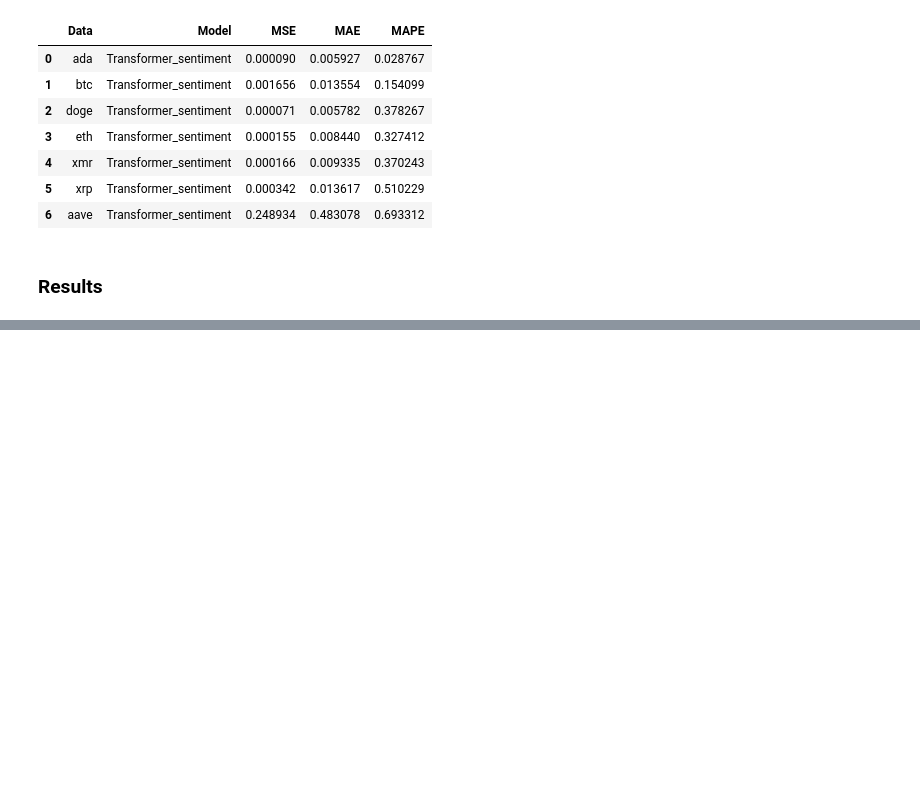
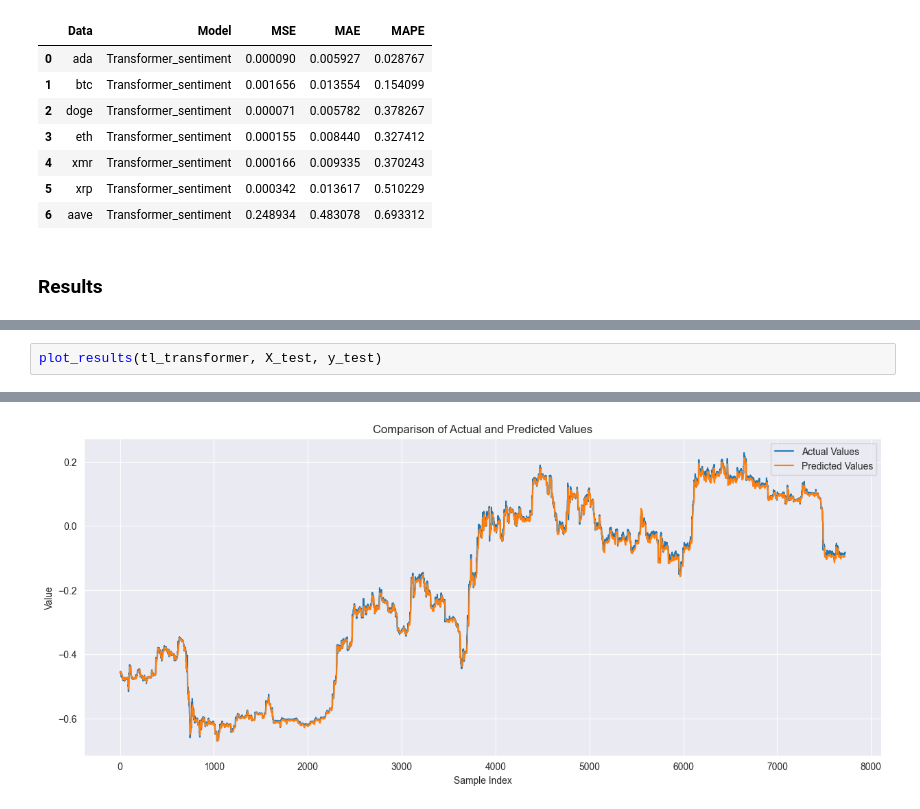
Before and after one commit to lucapetrh-dev/Transformers-Financial-Time-Series-Forecasting, a Jupyter notebook: models/run_all_sentiment.ipynb, the cells around one changed output, grey strips where cells are left out. Saved outputs shown, nothing was run; the diff lists cells and outputs as text; blank space fills up the shorter version.

```diff
--- a/models/run_all_sentiment.ipynb
+++ b/models/run_all_sentiment.ipynb
@@ -482,0 +567,3 @@ results
+# %%
+plot_results(tl_transformer, X_test, y_test)
+# %% [output]
@@ -482,0 +572 @@ results
+[figure, added]
```
Also changed, not shown: parts of 12 cells of this notebook, 1 other file.
